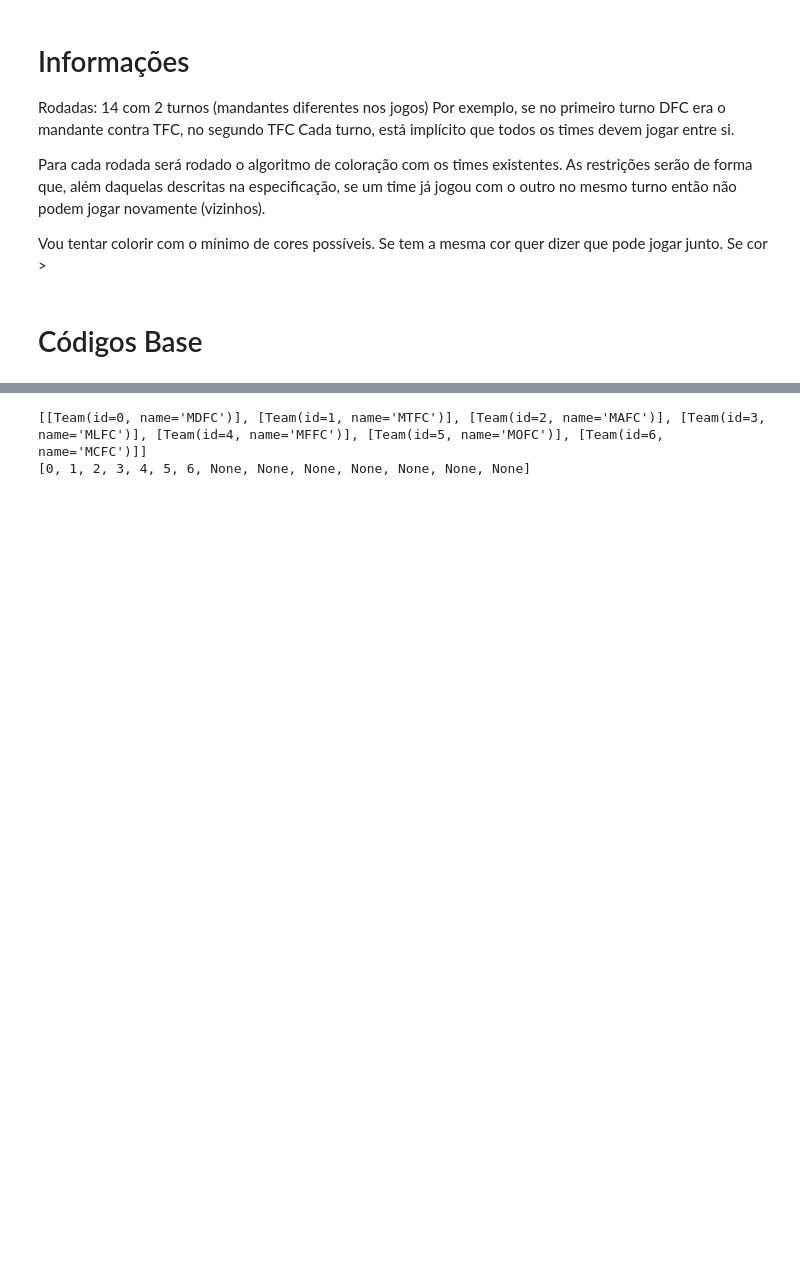
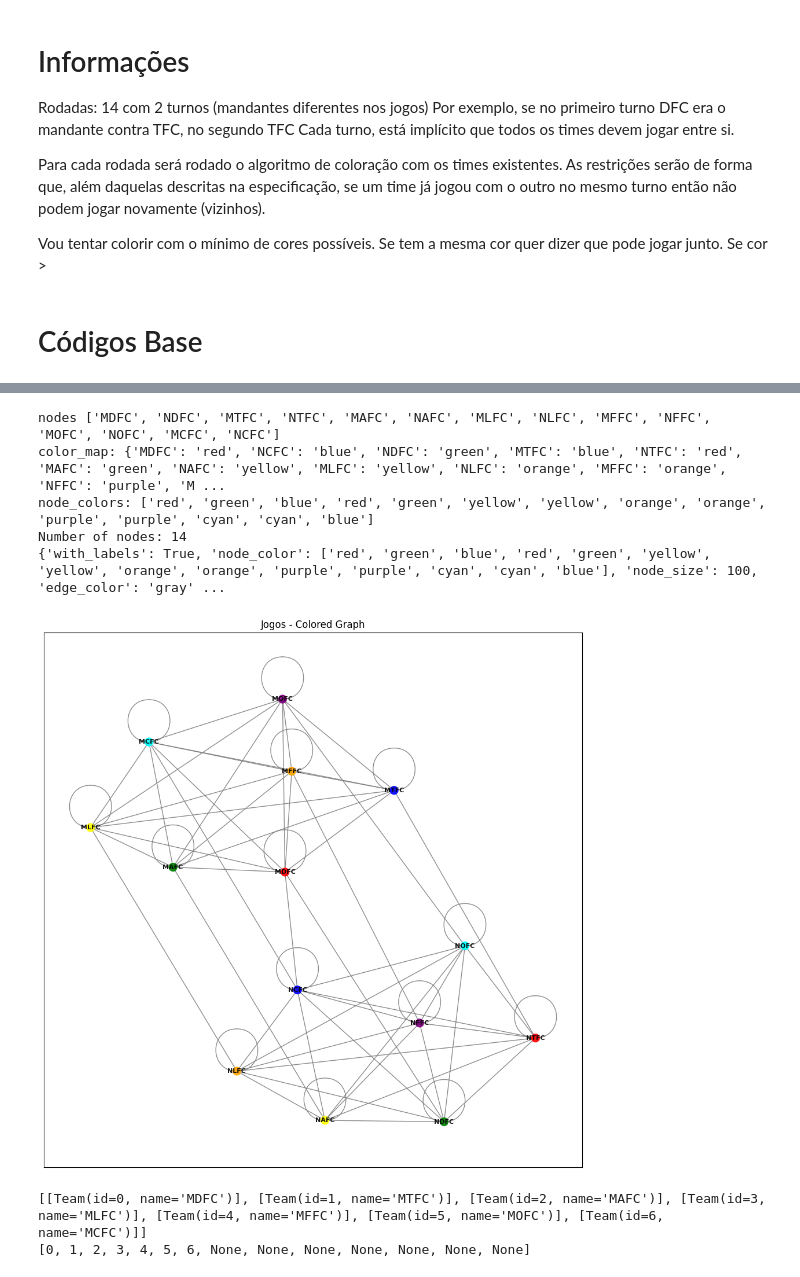
Before and after one commit to mateusap1/jogos-grafos, a Jupyter notebook: jogos.ipynb, the cells around one changed output, grey strips where cells are left out. Saved outputs shown, nothing was run; the diff lists cells and outputs as text; code cells hidden in the pictures; blank space fills up the shorter version.

```diff
--- a/jogos.ipynb
+++ b/jogos.ipynb
@@ -296,3 +339,12 @@ graph.view()
+# %%
+graph.view_colored()
+# %% [output]
+nodes ['MDFC', 'NDFC', 'MTFC', 'NTFC', 'MAFC', 'NAFC', 'MLFC', 'NLFC', 'MFFC', 'NFFC', 'MOFC', 'NOFC', 'MCFC', 'NCFC']
+color_map: {'MDFC': 'red', 'NCFC': 'blue', 'NDFC': 'green', 'MTFC': 'blue', 'NTFC': 'red', 'MAFC': 'green', 'NAFC': 'yellow', 'MLFC': 'yellow', 'NLFC': 'orange', 'MFFC': 'orange', 'NFFC': 'purple', 'M ...
+node_colors: ['red', 'green', 'blue', 'red', 'green', 'yellow', 'yellow', 'orange', 'orange', 'purple', 'purple', 'cyan', 'cyan', 'blue']
+Number of nodes: 14
+{'with_labels': True, 'node_color': ['red', 'green', 'blue', 'red', 'green', 'yellow', 'yellow', 'orange', 'orange', 'purple', 'purple', 'cyan', 'cyan', 'blue'], 'node_size': 100, 'edge_color': 'gray' ...
+[figure, added]
 # %%
 game.play_round()
 # %% [output]
```
Also changed, not shown: parts of 3 cells of this notebook.
